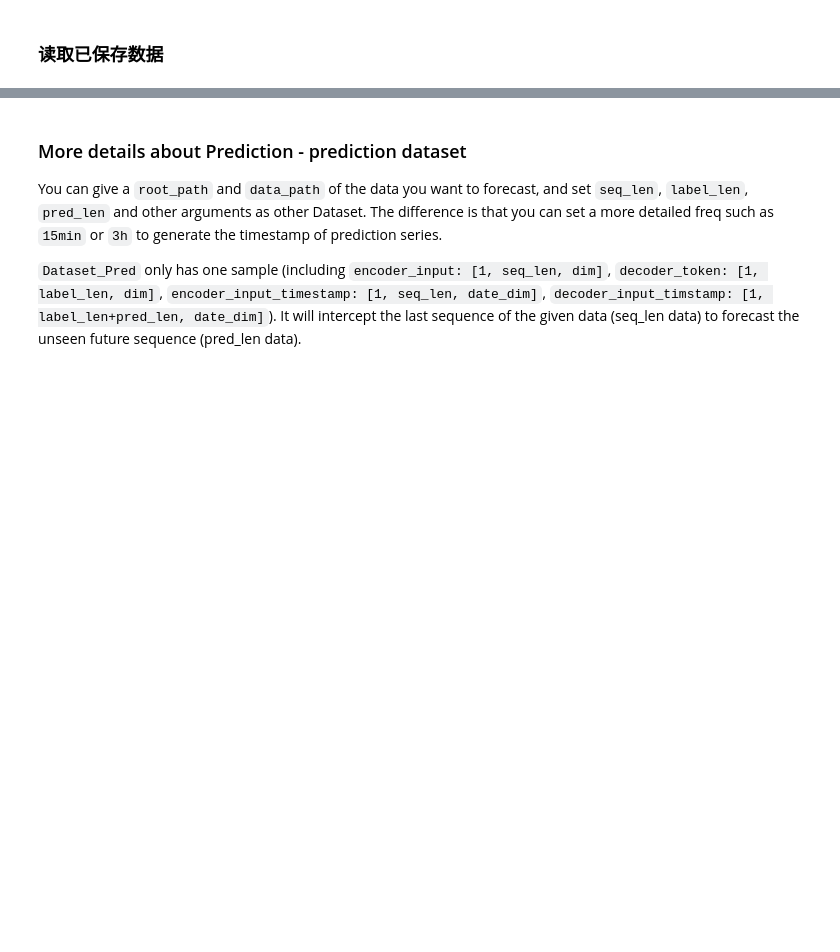
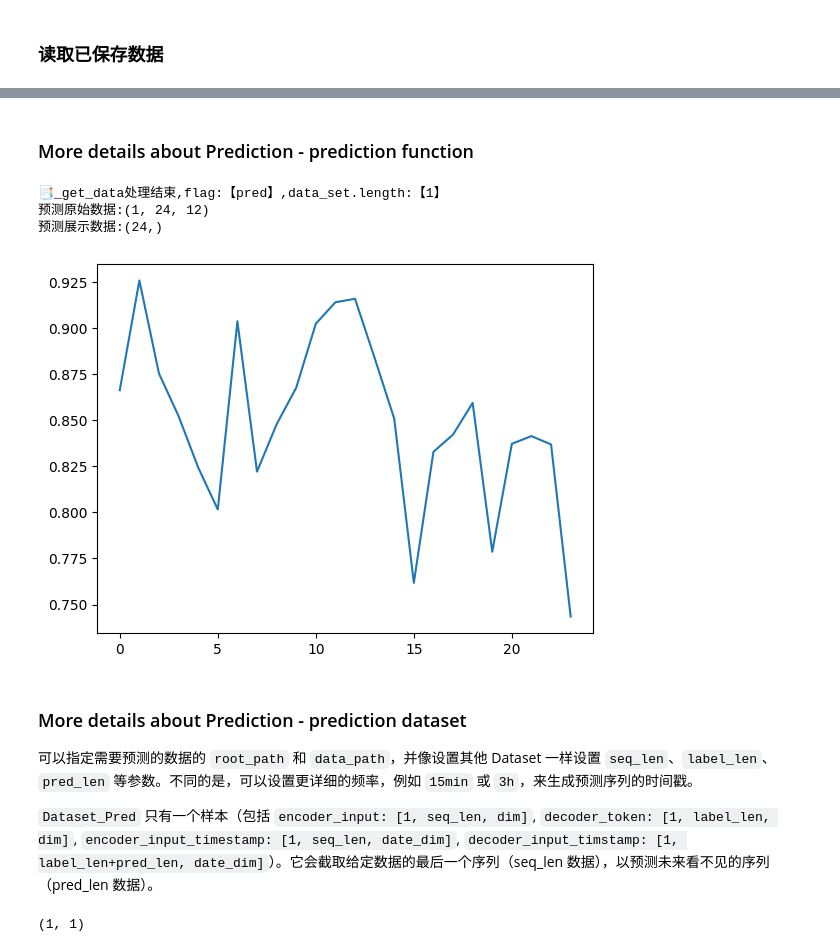
Before and after one commit to txnj/informer-paddle, a Jupyter notebook: informer_paddle/wth_prediction.ipynb, the cells around one changed output, grey strips where cells are left out. Cells and saved outputs as stored; diff of their text form; code cells hidden in the pictures; blank space fills up the shorter version.

```diff
--- a/informer_paddle/wth_prediction.ipynb
+++ b/informer_paddle/wth_prediction.ipynb
@@ -54,6 +54,26 @@ plt.show()
+# %% [markdown]
+### More details about Prediction - prediction function
+# %%
+from informer_paddle.prediction import predict
+
+prediction = predict(exp, setting, True)
+
+print(f'预测原始数据:{prediction.shape}')
+plt.figure()
+# [0,:] 选择第一个维度的所有元素
+# [-1] 选择最后一个维度的最后一个元素
+prediction = prediction[0, :, -1]
+print(f'预测展示数据:{prediction.shape}')
+plt.plot(prediction)
+plt.show()
+# %% [output]
+📑_get_data处理结束,flag:【pred】,data_set.length:【1】
+预测原始数据:(1, 24, 12)
+预测展示数据:(24,)
+[figure, added]
 # %% [markdown]
 ### More details about Prediction - prediction dataset
 
-You can give a `root_path` and `data_path` of the data you want to forecast, and set `seq_len`, `label_len`, `pred_len` and other arguments as other Dataset. The difference is that you can set a more detailed freq such as `15min` or `3h` to generate the timestamp of prediction series.
+可以指定需要预测的数据的 `root_path` 和 `data_path`，并像设置其他 Dataset 一样设置 `seq_len`、`label_len`、`pred_len` 等参数。不同的是，可以设置更详细的频率，例如 `15min` 或 `3h`，来生成预测序列的时间戳。
 
-`Dataset_Pred` only has one sample (including `encoder_input: [1, seq_len, dim]`, `decoder_token: [1, label_len, dim]`, `encoder_input_timestamp: [1, seq_len, date_dim]`, `decoder_input_timstamp: [1, label_len+pred_len, date_dim]`). It will intercept the last sequence of the given data (seq_len data) to forecast the unseen future sequence (pred_len data).
+`Dataset_Pred` 只有一个样本（包括 `encoder_input: [1, seq_len, dim]`, `decoder_token: [1, label_len, dim]`, `encoder_input_timestamp: [1, seq_len, date_dim]`, `decoder_input_timstamp: [1, label_len+pred_len, date_dim]`）。它会截取给定数据的最后一个序列（seq_len 数据），以预测未来看不见的序列（pred_len 数据）。
@@ -59,0 +83,27 @@ You can give a `root_path` and `data_path` of the data you want to forecast, and
+# %%
+timeenc = 0 if args.embed != 'timeF' else 1
+flag = 'pred'
+shuffle_flag = False
+drop_last = False
+batch_size = 1
+freq = args.detail_freq
+
+data_set = Dataset_Pred(
+    root_path=args.root_path,
+    data_path=args.data_path,
+    flag=flag,
+    size=[args.seq_len, args.label_len, args.pred_len],
+    features=args.features,
+    target=args.target,
+    timeenc=timeenc,
+    freq=freq
+)
+data_loader = DataLoader(
+    data_set,
+    batch_size=batch_size,
+    shuffle=shuffle_flag,
+    num_workers=args.num_workers,
+    drop_last=drop_last)
+len(data_set), len(data_loader)
+# %% [output]
+(1, 1)
```
Also changed, not shown: parts of 8 cells of this notebook, 4 other files.
